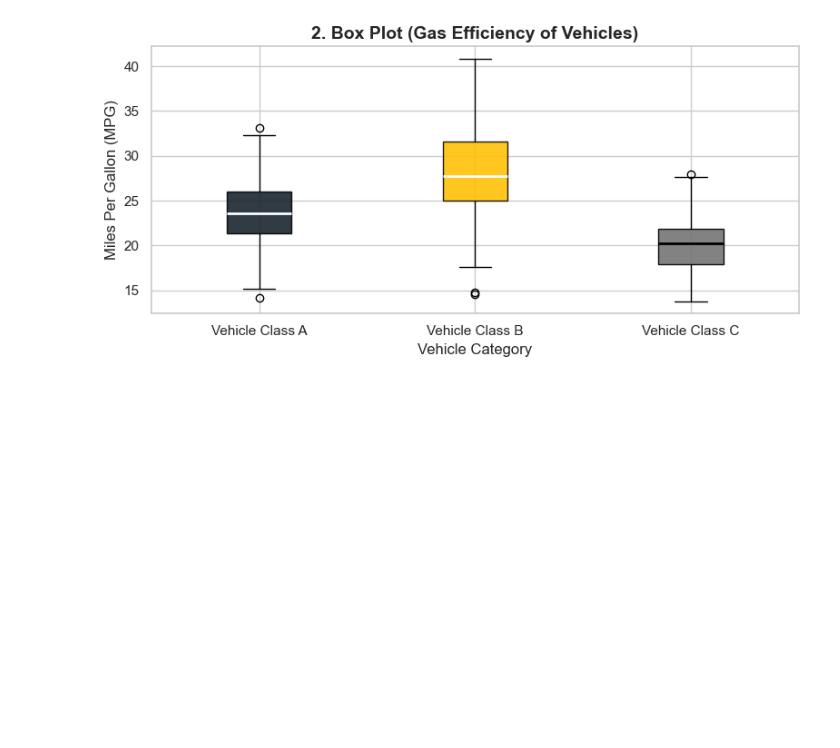
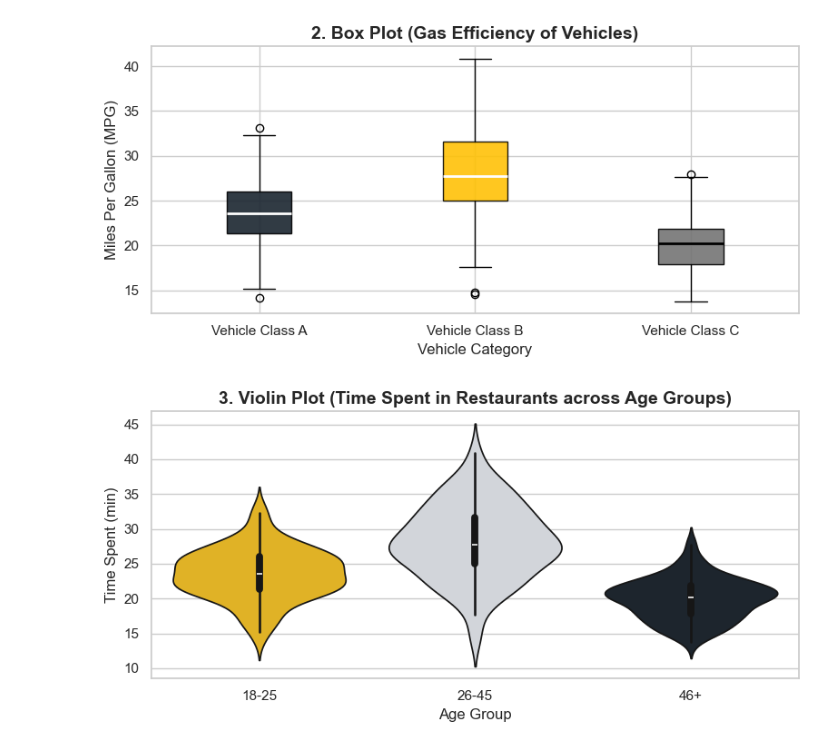
Before and after one commit to Kurodataio/Data_Visualizations, a Jupyter notebook: data_visualizations.ipynb, the cells around one changed output. Saved outputs shown, nothing was run; the diff lists cells and outputs as text; code cells hidden in the pictures; blank space fills up the shorter version.

Commit message:
Add Violin Plot

```diff
--- a/data_visualizations.ipynb
+++ b/data_visualizations.ipynb
@@ -517,3 +517,26 @@ plt.tight_layout()
 plt.show()
 # %% [output]
 [figure]
+# %%
+# -------------------------------------------------------------
+# 3. Violin Plot
+# -------------------------------------------------------------
+plt.figure(figsize=(8, 4))
+# Combine data into a structured DataFrame for Seaborn mapping
+df_violin = pd.DataFrame({
+    "Time Spent (min)": np.concatenate([group_a, group_b, group_c]),
+    "Age Group": ["18-25"]*100 + ["26-45"]*100 + ["46+"]*100
+})
+
+sns.violinplot(
+    x="Age Group",
+    y="Time Spent (min)",
+    data=df_violin,
+    palette=["#ffc107", "#d1d5db", "#1a2530"]
+)
+
+plt.title("3. Violin Plot (Time Spent in Restaurants across Age Groups)", fontsize=14, fontweight="bold")
+plt.tight_layout()
+plt.show()
+# %% [output]
+[figure, added]
```
